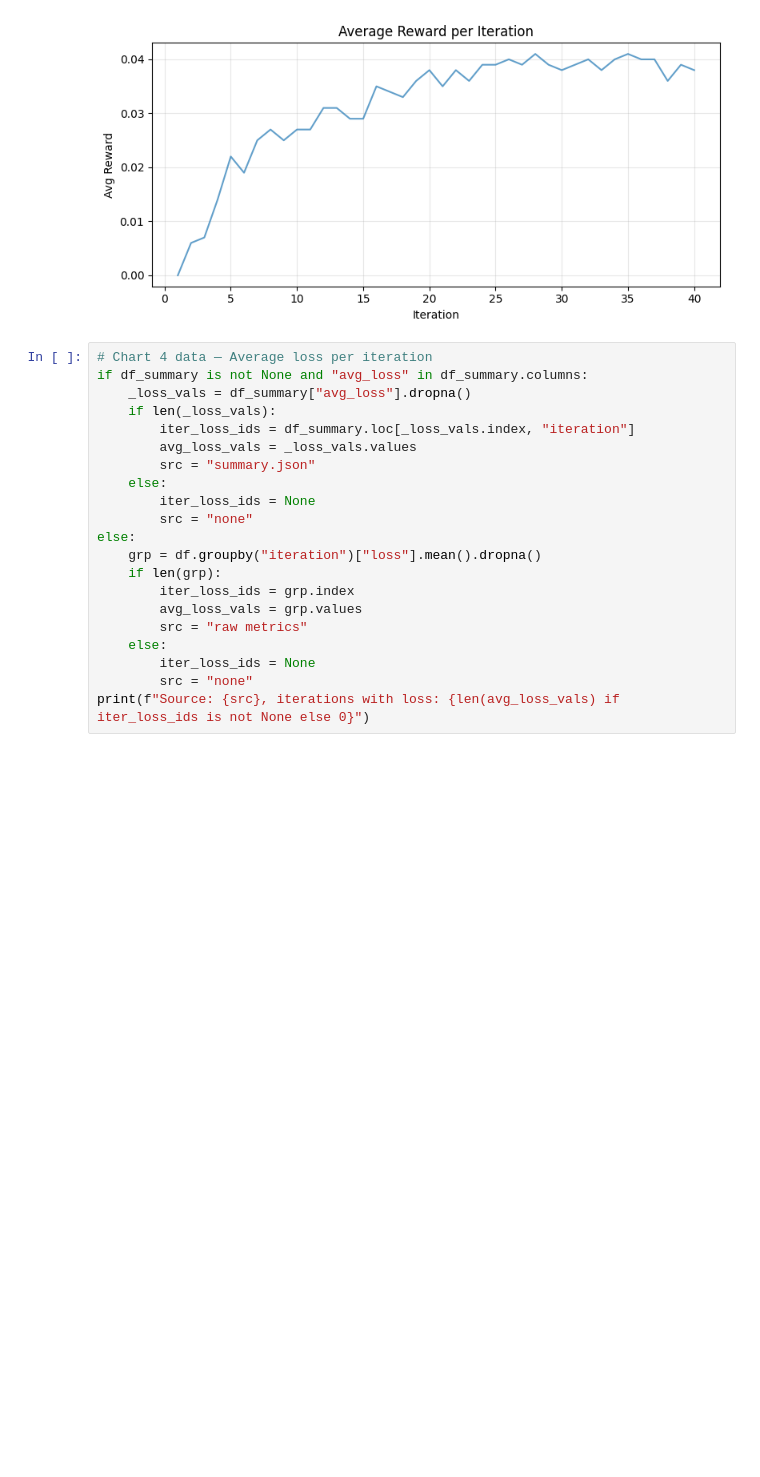
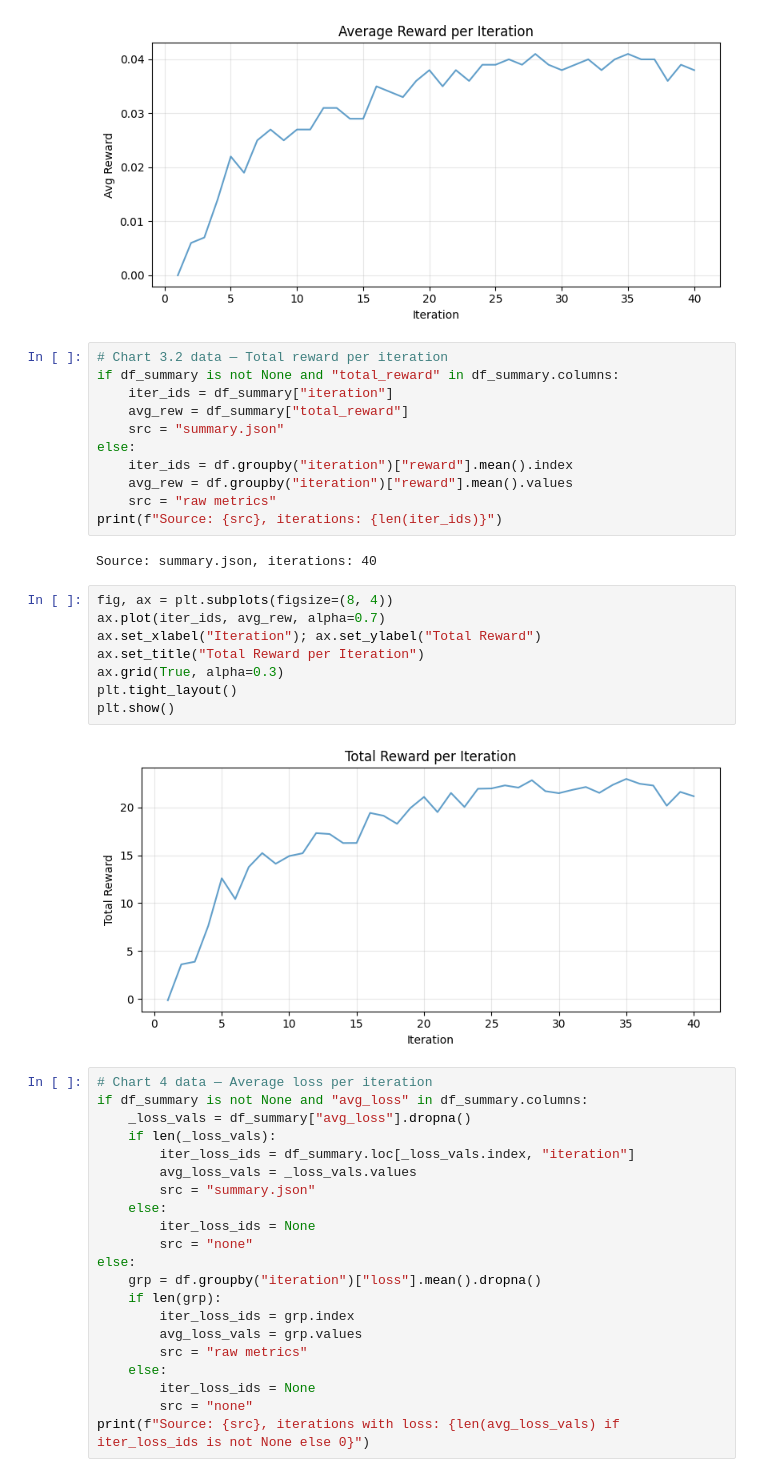
Before and after one commit to econsus/SUMO-dinamic-tuning-AI, a Jupyter notebook: jupyter/visualize_training.ipynb, the cells around one changed output. Drawn from its saved outputs; the diff is of its cells as text; blank space fills up the shorter version.

```diff
--- a/jupyter/visualize_training.ipynb
+++ b/jupyter/visualize_training.ipynb
@@ -244,6 +244,29 @@ plt.tight_layout()
 plt.show()
 # %% [output]
 [figure]
+# %%
+# Chart 3.2 data — Total reward per iteration
+if df_summary is not None and "total_reward" in df_summary.columns:
+    iter_ids = df_summary["iteration"]
+    avg_rew = df_summary["total_reward"]
+    src = "summary.json"
+else:
+    iter_ids = df.groupby("iteration")["reward"].mean().index
+    avg_rew = df.groupby("iteration")["reward"].mean().values
+    src = "raw metrics"
+print(f"Source: {src}, iterations: {len(iter_ids)}")
+# %% [output]
+Source: summary.json, iterations: 40
+# %%
+fig, ax = plt.subplots(figsize=(8, 4))
+ax.plot(iter_ids, avg_rew, alpha=0.7)
+ax.set_xlabel("Iteration"); ax.set_ylabel("Total Reward")
+ax.set_title("Total Reward per Iteration")
+ax.grid(True, alpha=0.3)
+plt.tight_layout()
+plt.show()
+# %% [output]
+[figure, added]
 # %%
 # Chart 4 data — Average loss per iteration
 if df_summary is not None and "avg_loss" in df_summary.columns:
```
Also changed, not shown: 16 other files.
